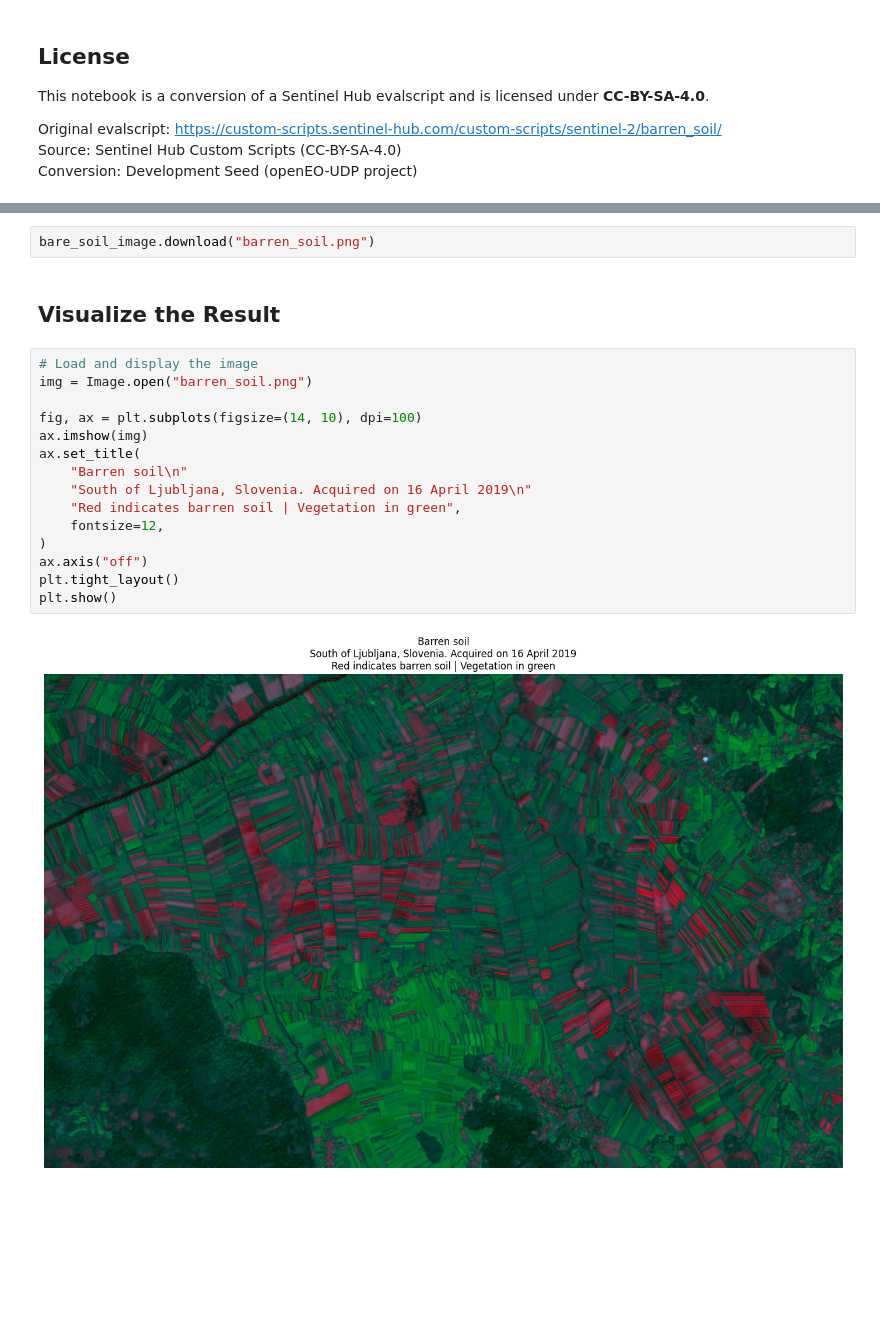
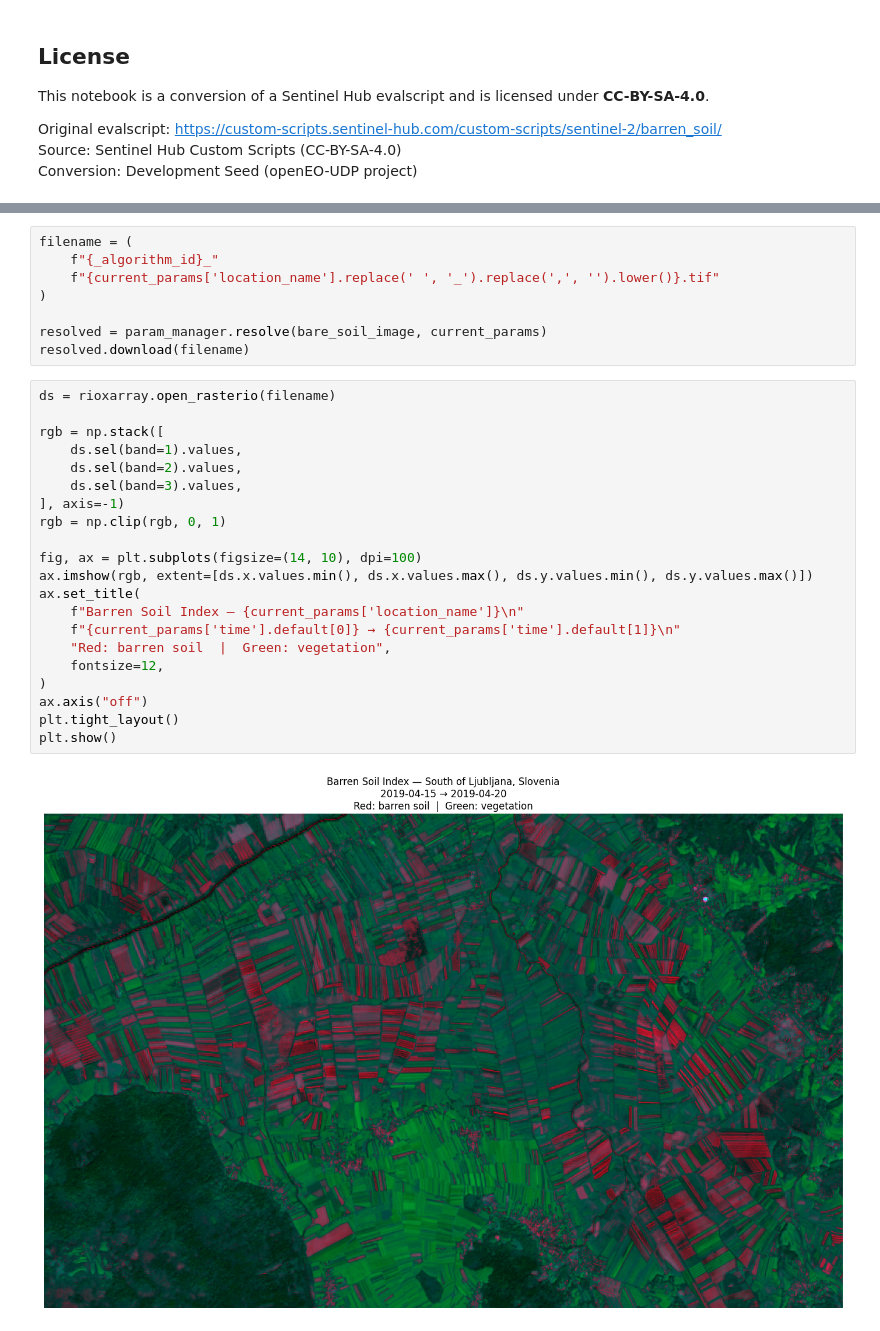
Before and after one commit to developmentseed/openeo-udp, a Jupyter notebook: notebooks/sentinel/sentinel-2/land-cover/barren_soil.ipynb, the cells around one changed output, grey strips where cells are left out. Cells and saved outputs as stored; diff of their text form; blank space fills up the shorter version.

```diff
--- a/notebooks/sentinel/sentinel-2/land-cover/barren_soil.ipynb
+++ b/notebooks/sentinel/sentinel-2/land-cover/barren_soil.ipynb
@@ -114,24 +172,34 @@ bare_soil_image = bare_soil_image.save_result("PNG")
 # %%
-bare_soil_image.download("barren_soil.png")
+filename = (
+    f"{_algorithm_id}_"
+    f"{current_params['location_name'].replace(' ', '_').replace(',', '').lower()}.tif"
+)
+
+resolved = param_manager.resolve(bare_soil_image, current_params)
+resolved.download(filename)
-# %% [markdown]
-## Visualize the Result
 # %%
-# Load and display the image
-img = Image.open("barren_soil.png")
+ds = rioxarray.open_rasterio(filename)
+
+rgb = np.stack([
+    ds.sel(band=1).values,
+    ds.sel(band=2).values,
+    ds.sel(band=3).values,
+], axis=-1)
+rgb = np.clip(rgb, 0, 1)
 
 fig, ax = plt.subplots(figsize=(14, 10), dpi=100)
-ax.imshow(img)
+ax.imshow(rgb, extent=[ds.x.values.min(), ds.x.values.max(), ds.y.values.min(), ds.y.values.max()])
 ax.set_title(
-    "Barren soil\n"
-    "South of Ljubljana, Slovenia. Acquired on 16 April 2019\n"
-    "Red indicates barren soil | Vegetation in green",
+    f"Barren Soil Index — {current_params['location_name']}\n"
+    f"{current_params['time'].default[0]} → {current_params['time'].default[1]}\n"
+    "Red: barren soil  |  Green: vegetation",
     fontsize=12,
 )
 ax.axis("off")
 plt.tight_layout()
 plt.show()
 # %% [output]
-[figure, old version]
+[figure, new version]
 # %% [markdown]
 ## Applications
 Detecting barren ground can help with:
```
Also changed, not shown: parts of 19 cells of this notebook, 5 other files.
